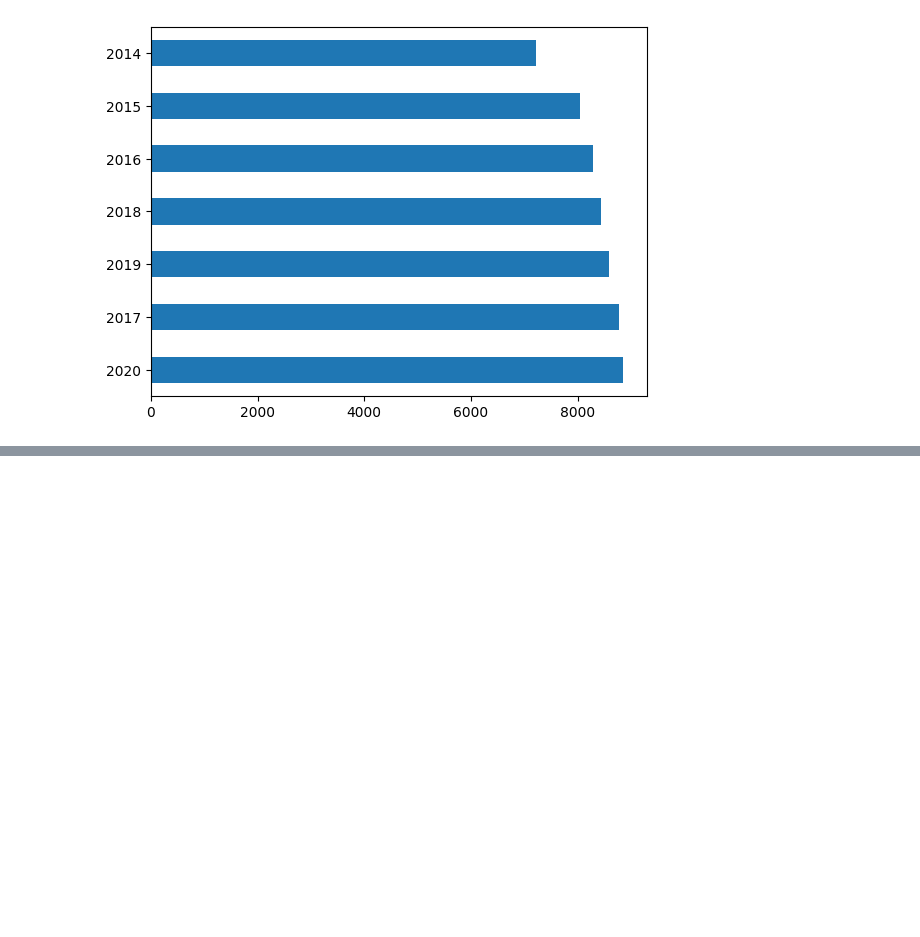
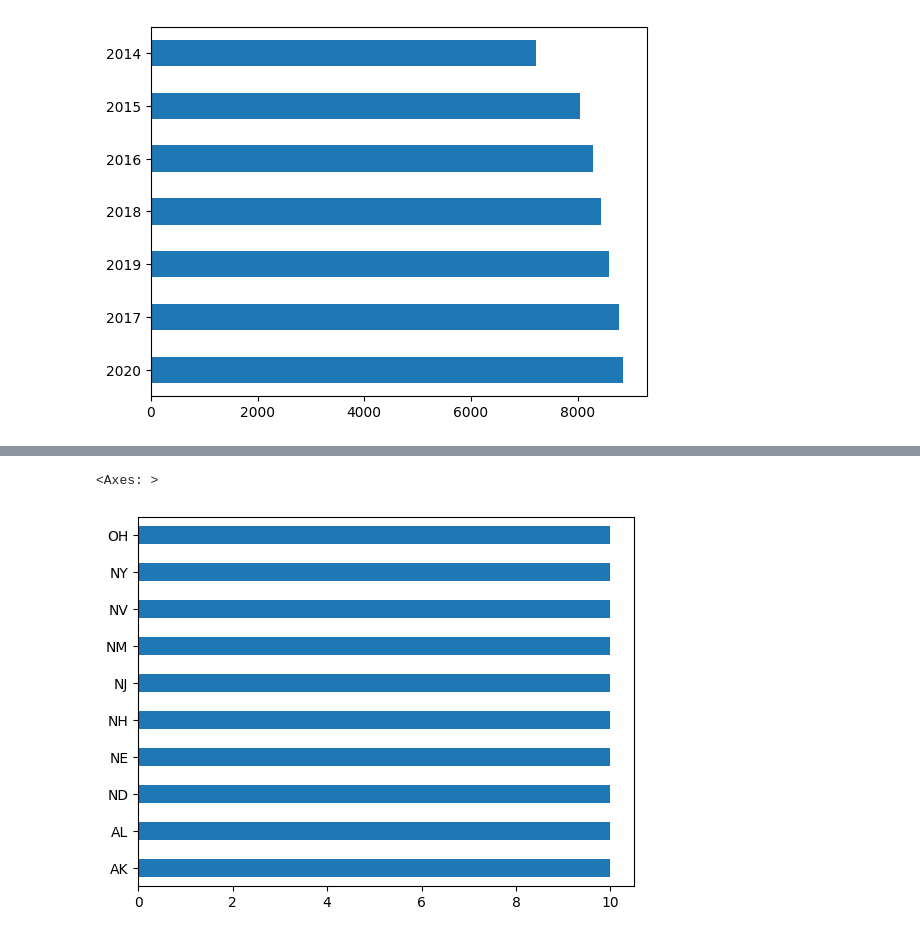
Before and after one commit to JessiPool/KaggleXProject, a Jupyter notebook: AffordableHousingMatrix.ipynb, the cells around one changed output, grey strips where cells are left out. Drawn from its saved outputs; the diff is of its cells as text; code cells hidden in the pictures; blank space fills up the shorter version.

```diff
--- a/AffordableHousingMatrix.ipynb
+++ b/AffordableHousingMatrix.ipynb
@@ -67,0 +93,5 @@ rental.year_only.value_counts().head(10).plot.barh()
+# %%
+medianhh.state.value_counts().head(10).plot.barh()
+# %% [output]
+<Axes: >
+[figure, added]
```
Also changed, not shown: parts of 18 cells of this notebook.
